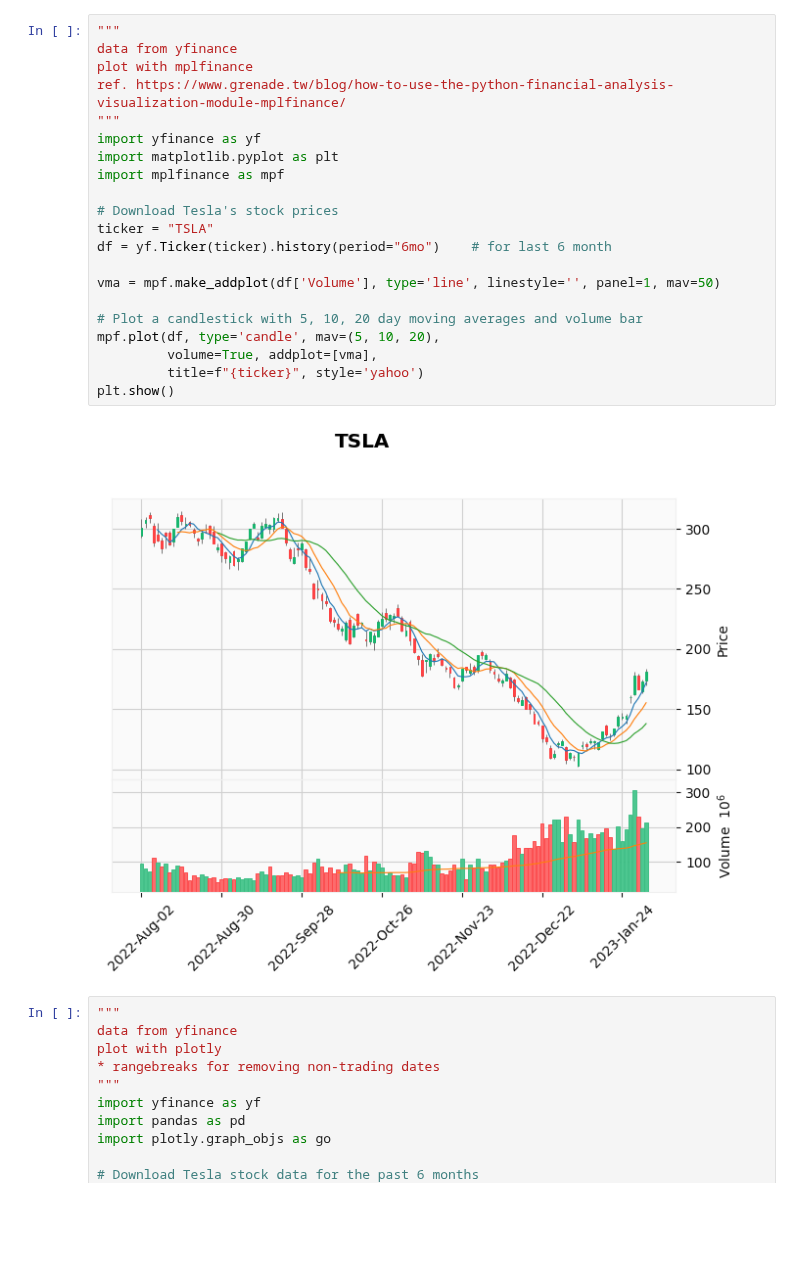
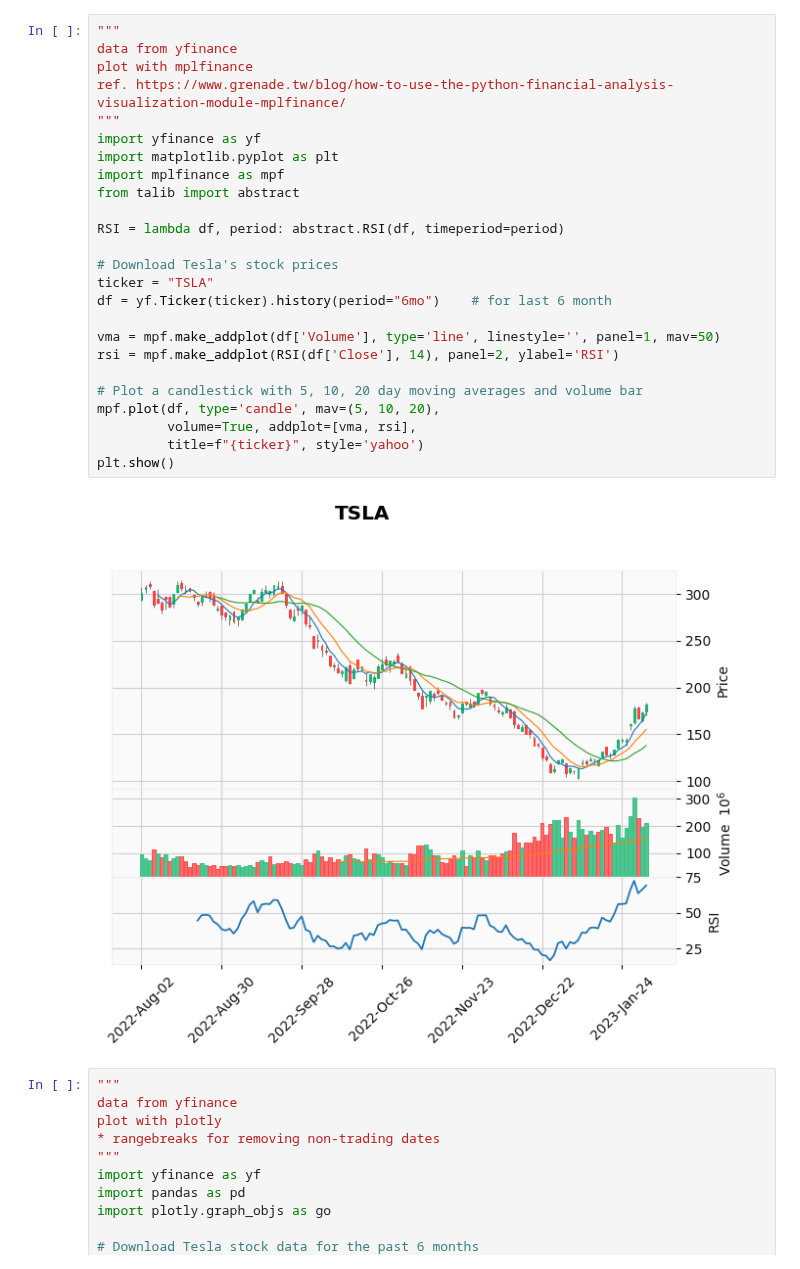
Before and after one commit to yorkjong/colab, a Jupyter notebook: ViStock.ipynb, the cells around one changed output. Drawn from its saved outputs; the diff is of its cells as text; blank space fills up the shorter version.

```diff
--- a/ViStock.ipynb
+++ b/ViStock.ipynb
@@ -93,26 +122,30 @@ df.tail()
 # %%
 """
 data from yfinance
 plot with mplfinance
 ref. https://www.grenade.tw/blog/how-to-use-the-python-financial-analysis-visualization-module-mplfinance/
 """
 import yfinance as yf
 import matplotlib.pyplot as plt
 import mplfinance as mpf
+from talib import abstract
+
+RSI = lambda df, period: abstract.RSI(df, timeperiod=period)
 
 # Download Tesla's stock prices
 ticker = "TSLA"
 df = yf.Ticker(ticker).history(period="6mo")    # for last 6 month
 
 vma = mpf.make_addplot(df['Volume'], type='line', linestyle='', panel=1, mav=50)
+rsi = mpf.make_addplot(RSI(df['Close'], 14), panel=2, ylabel='RSI')
 
 # Plot a candlestick with 5, 10, 20 day moving averages and volume bar
 mpf.plot(df, type='candle', mav=(5, 10, 20),
-         volume=True, addplot=[vma],
+         volume=True, addplot=[vma, rsi],
          title=f"{ticker}", style='yahoo')
 plt.show()
 # %% [output]
-[figure, old version]
+[figure, new version]
 # %%
 """
 data from yfinance
```
Also changed, not shown: parts of 2 cells of this notebook.
